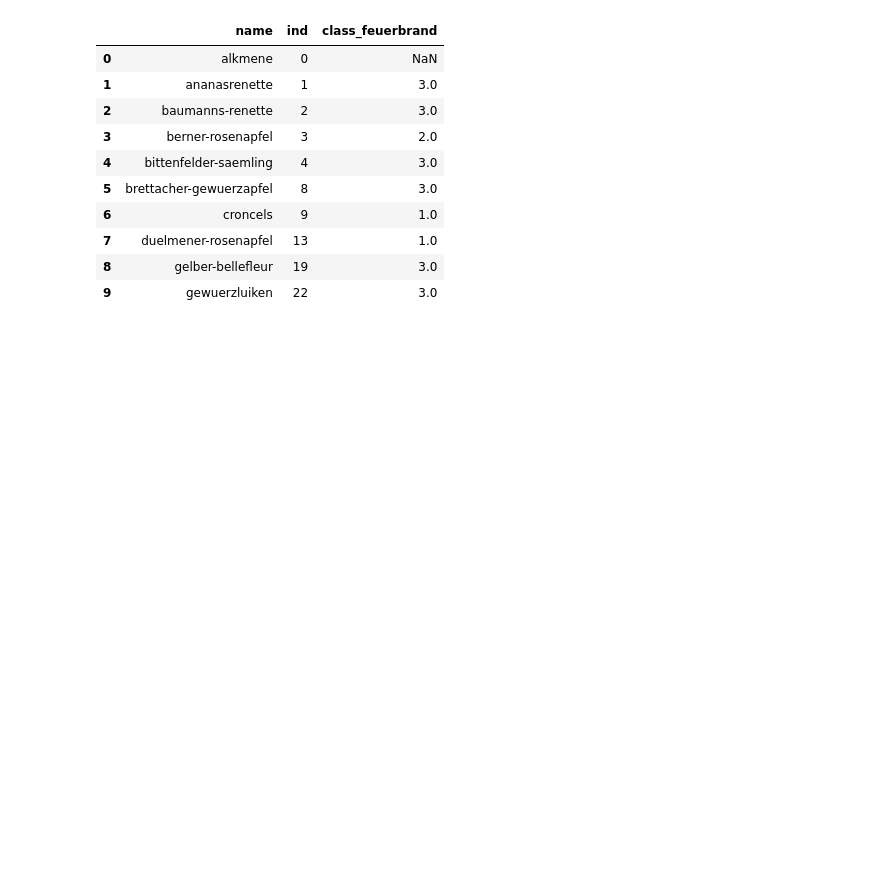
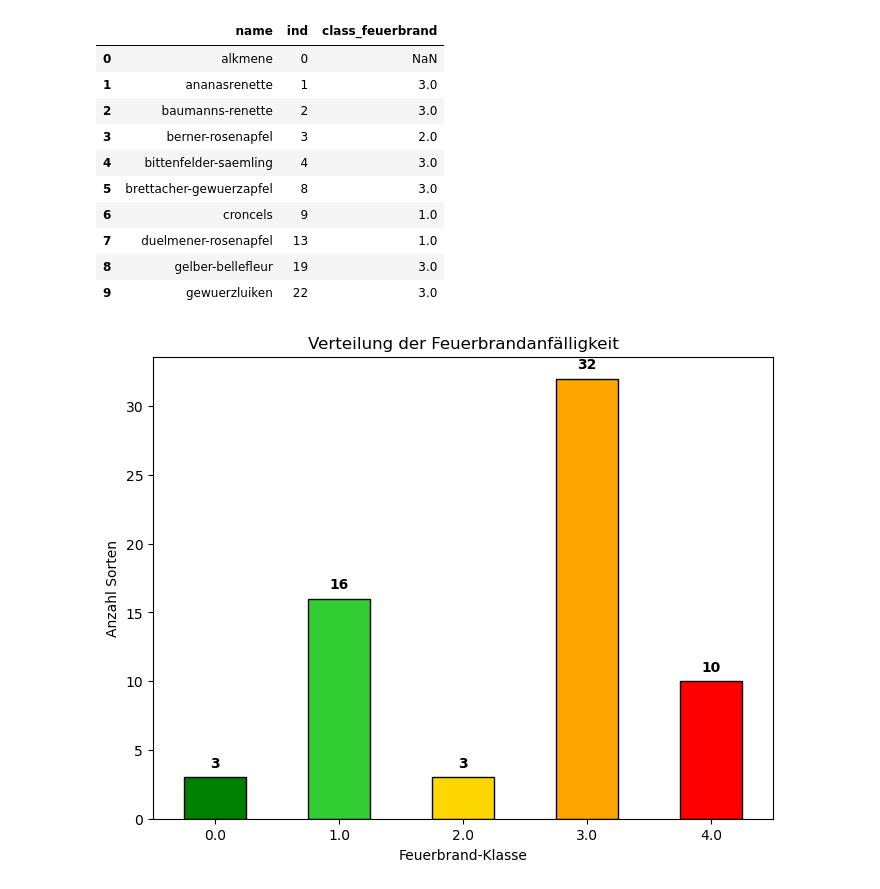
Before and after one commit to Hameedfa/playground, a Jupyter notebook: Donau-Ries (Lkr) Äpfel und Birnen.ipynb, the cells around one changed output. Drawn from its saved outputs; the diff is of its cells as text; code cells hidden in the pictures; blank space fills up the shorter version.

Commit message:
plots

```diff
--- a/Donau-Ries (Lkr) Äpfel und Birnen.ipynb
+++ b/Donau-Ries (Lkr) Äpfel und Birnen.ipynb
@@ -44,8 +46,6 @@ for eintrag in data["result"]:
             current_key = text.replace(":", "").lower()
             if current_key=="früchte":
                 current_key="frucht"
-            if current_key=="früchte":
-                current_key="frucht"
             sorten_dict[current_key] = ""
         else:
             if current_key:
@@ -169,3 +169,30 @@ merged.head(10)
 | 7 | duelmener-rosenapfel | 13 | 1.0 |
 | 8 | gelber-bellefleur | 19 | 3.0 |
 | 9 | gewuerzluiken | 22 | 3.0 |
+# %%
+import matplotlib.pyplot as plt
+
+# Häufigkeiten je Klasse zählen
+counts = merged["class_feuerbrand"].value_counts().sort_index()
+
+farben = ["green", "limegreen", "gold", "orange", "red"]
+
+ax = counts.plot(
+    kind="bar",
+    color=farben[:len(counts)],
+    edgecolor="black",
+    figsize=(8,6)
+)
+
+plt.xlabel("Feuerbrand-Klasse")
+plt.ylabel("Anzahl Sorten")
+plt.title("Verteilung der Feuerbrandanfälligkeit")
+plt.xticks(rotation=0)
+
+# Werte über die Balken schreiben
+for i, v in enumerate(counts):
+    ax.text(i, v + 0.5, str(v), ha="center", va="bottom", fontsize=10, fontweight="bold")
+
+plt.show()
+# %% [output]
+[figure, added]
```
Also changed, not shown: parts of 3 cells of this notebook.
